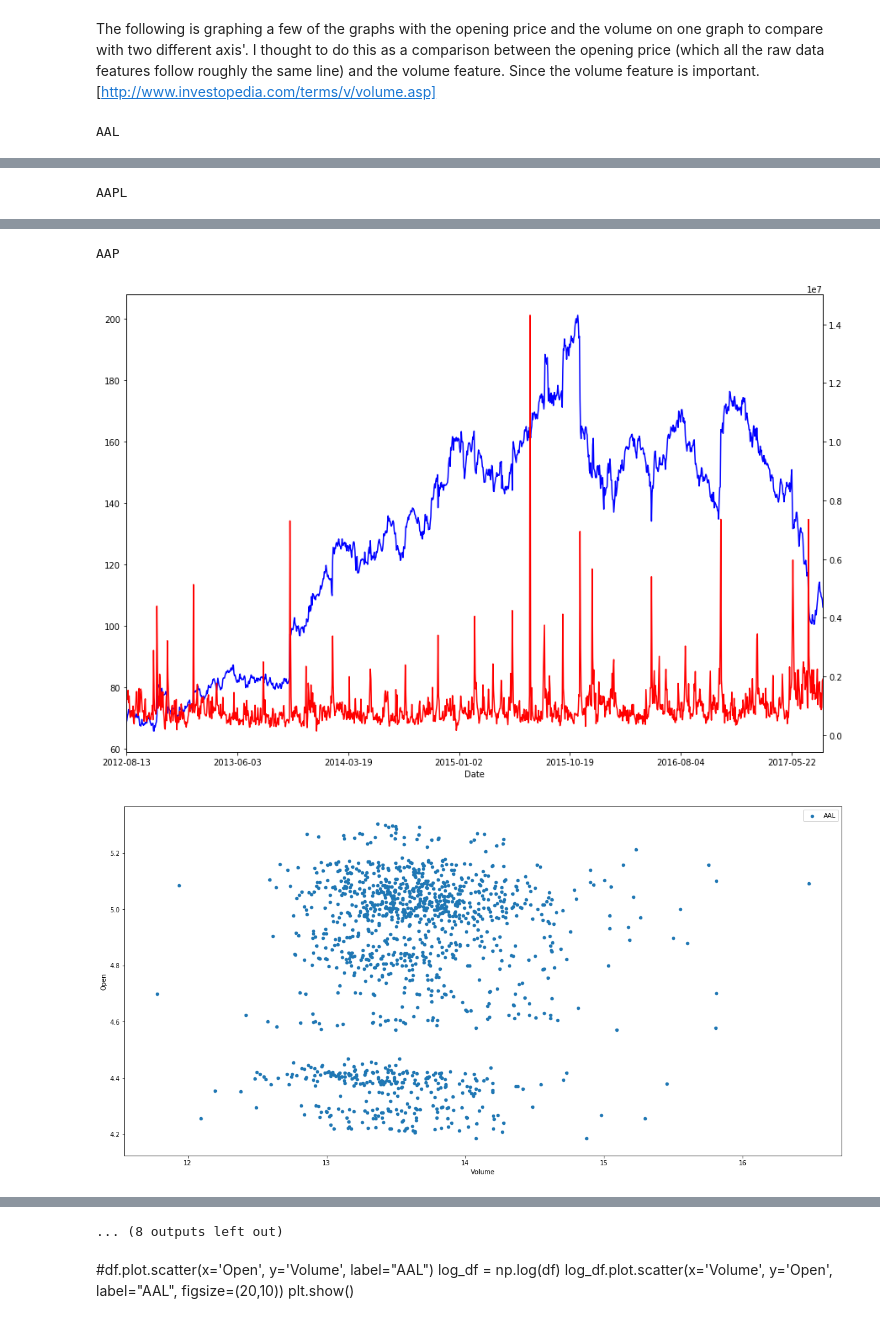
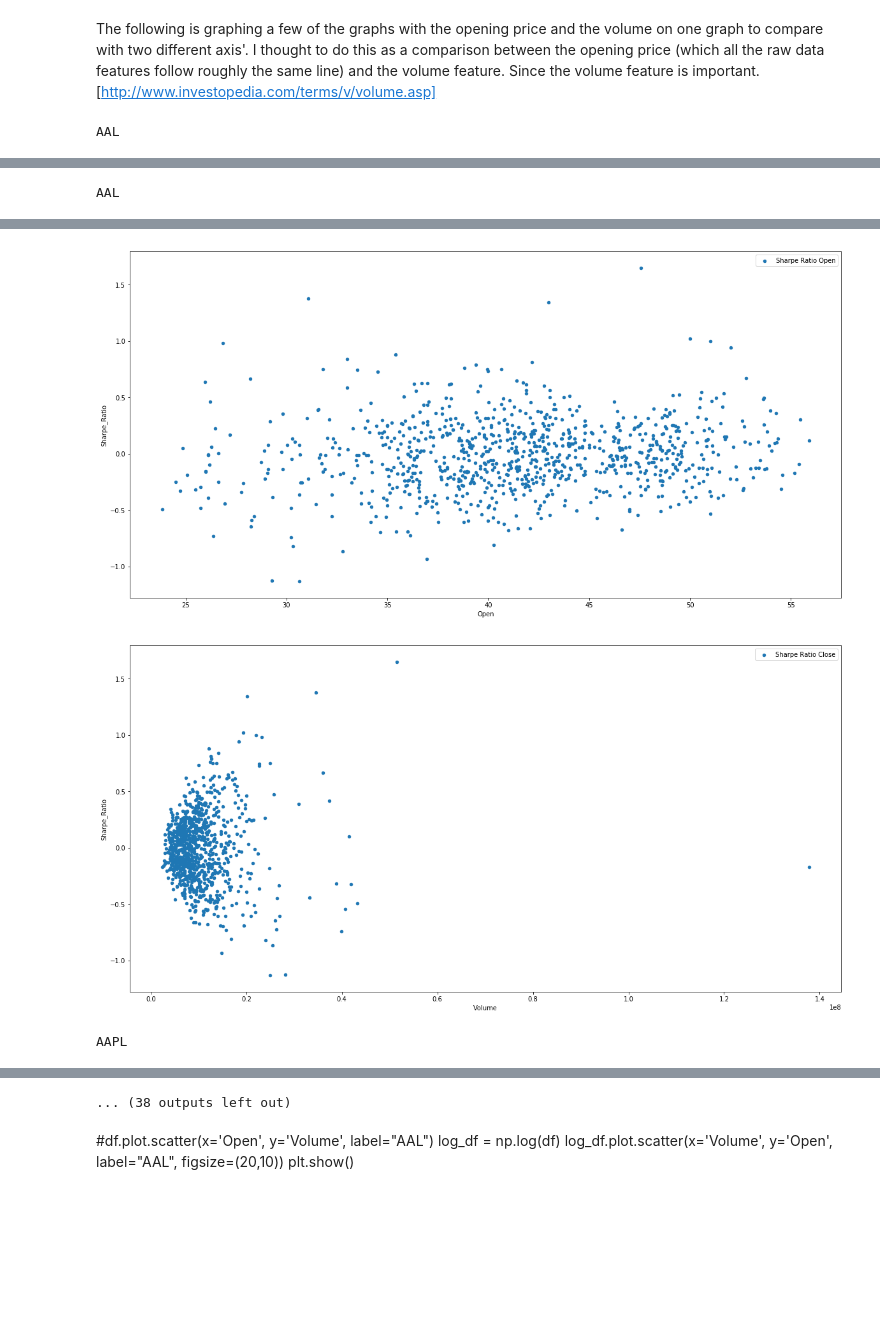
Before and after one commit to kwrjcr/machinelearningnanodegreecapstone, a Jupyter notebook: UdacityMachineLearningNanodegreeCapstoneProject.ipynb, the cells around one changed output, grey strips where cells are left out. Saved outputs shown, nothing was run; the diff lists cells and outputs as text; code cells hidden in the pictures; blank space fills up the shorter version.

```diff
--- a/UdacityMachineLearningNanodegreeCapstoneProject.ipynb
+++ b/UdacityMachineLearningNanodegreeCapstoneProject.ipynb
@@ -74,10 +74,6 @@ def getting_preprocessed_data(symbol):
         df['Open'].replace('', np.nan, inplace=True)
         df.dropna(subset=['Open'], inplace=True)
         return df
-
-
-
-
 
 def plotting_stocks(symbols_list, amount_of_stocks=0):
     if amount_of_stocks == 0:
@@ -99,20 +95,22 @@ def plotting_stocks(symbols_list, amount_of_stocks=0):
         df_preprocessed = df.assign(Daily_Returns = np.divide((df.Open - df.Close), df.Close) * 100)
 
         #Below is the calculation for the Sharpe Ratio column.
-        df_preprocessed = df_preprocessed.assign(Sharpe_Ratio = np.divide((df_preprocessed.Daily_Returns - 0.046), np.std(np.array([df_preprocessed.Open, df_preprocessed.High, df_preprocessed.Close, df_preprocessed.Close]))))
+        df_preprocessed = df_preprocessed.assign(Sharpe_Ratio = np.divide((df_preprocessed.Daily_Returns - 0.046), np.std(np.array([df_preprocessed.Open, df_preprocessed.High, df_preprocessed.Low, df_preprocessed.Close]))))
 
-        #Below is the rate of change for the specific stock.
+        #Below is the rate of change (momentum) for the specific stock.
         df_preprocessed = df_preprocessed.assign(Rate_of_Change = (np.divide(df_preprocessed.Close, df_preprocessed.Open) - 1) * 100)
 
         #df.plot.scatter(x='Open', y='Volume', label="AAL")
         log_df = np.log(df)
         log_df.plot.scatter(x='Volume', y='Open', label="AAL", figsize=(20,10))
         plt.show()
-        df_preprocessed.plot.scatter(x='Volume', y='Sharpe_Ratio', label="Sharpe Ratio", figsize=(20,10))
+        df_preprocessed.plot.scatter(x='Open', y='Sharpe_Ratio', label="Sharpe Ratio Open", figsize=(20,10))
         plt.show()
+        df_preprocessed.plot.scatter(x='Volume',y='Sharpe_Ratio', label="Sharpe Ratio Close", figsize=(20,10), use_index=True)
+        plt.show()
 # %%
 # printing out the first four stocks to get an idea of how each stock is individually represented.
-plotting_stocks(symbols_list, 5)
+plotting_stocks(symbols_list, 10)
 # %% [output]
 AAL
 [figure]
@@ -121 +120 @@ AAL
-AAPL
+AAL
@@ -125,3 +123,3 @@ AAPL
-AAP
-[figure, old version]
+[figure, new version]
-[figure, old version]
+[figure, new version]
+AAPL
@@ -129,4 +127,4 @@ AAP
-... (8 outputs left out)
+... (38 outputs left out)
 # %% [markdown]
 #df.plot.scatter(x='Open', y='Volume', label="AAL")
 log_df = np.log(df)
```
Also changed, not shown: parts of 17 cells of this notebook.
